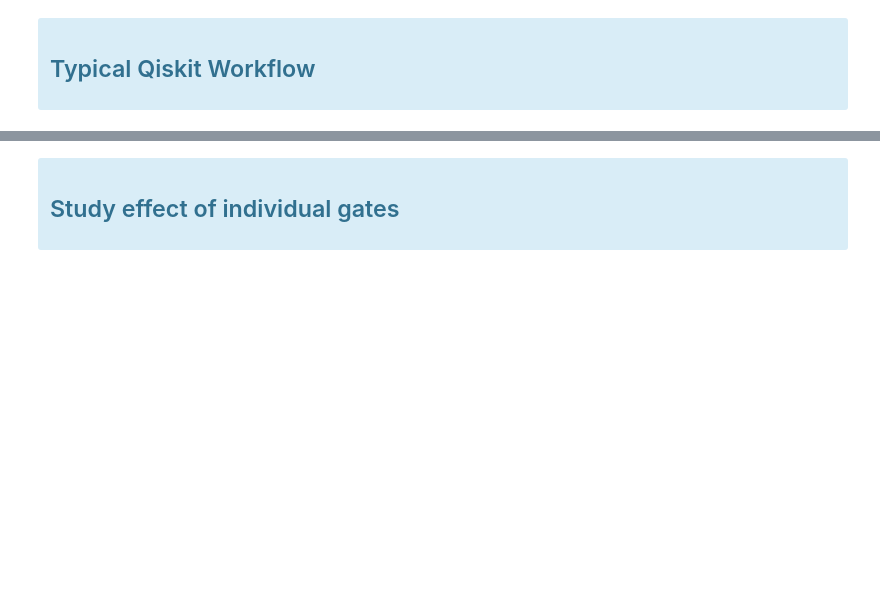
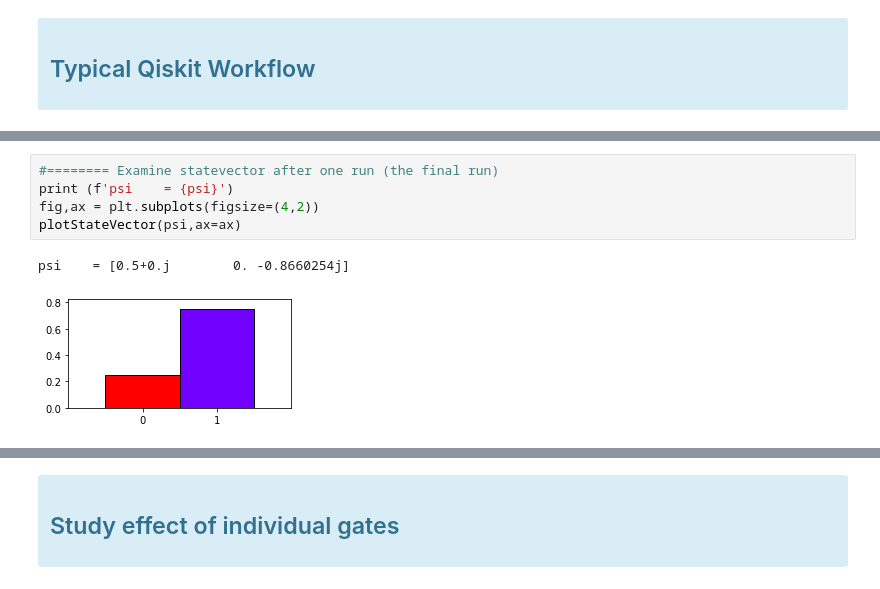
Before and after one commit to lohyenlee/phys492, a Jupyter notebook: qiskit2-Gates.ipynb, the cells around one changed output, grey strips where cells are left out. Cells and saved outputs as stored; diff of their text form; blank space fills up the shorter version.

```diff
--- a/qiskit2-Gates.ipynb
+++ b/qiskit2-Gates.ipynb
@@ -89,0 +87,8 @@ psi    = [0.5+0.j   0. -0.87j]
+# %%
+#======== Examine statevector after one run (the final run)
+print (f'psi    = {psi}')
+fig,ax = plt.subplots(figsize=(4,2))
+plotStateVector(psi,ax=ax)
+# %% [output]
+psi    = [0.5+0.j        0. -0.8660254j]
+[figure, added]
```
Also changed, not shown: parts of 6 cells of this notebook, 3 other files.
